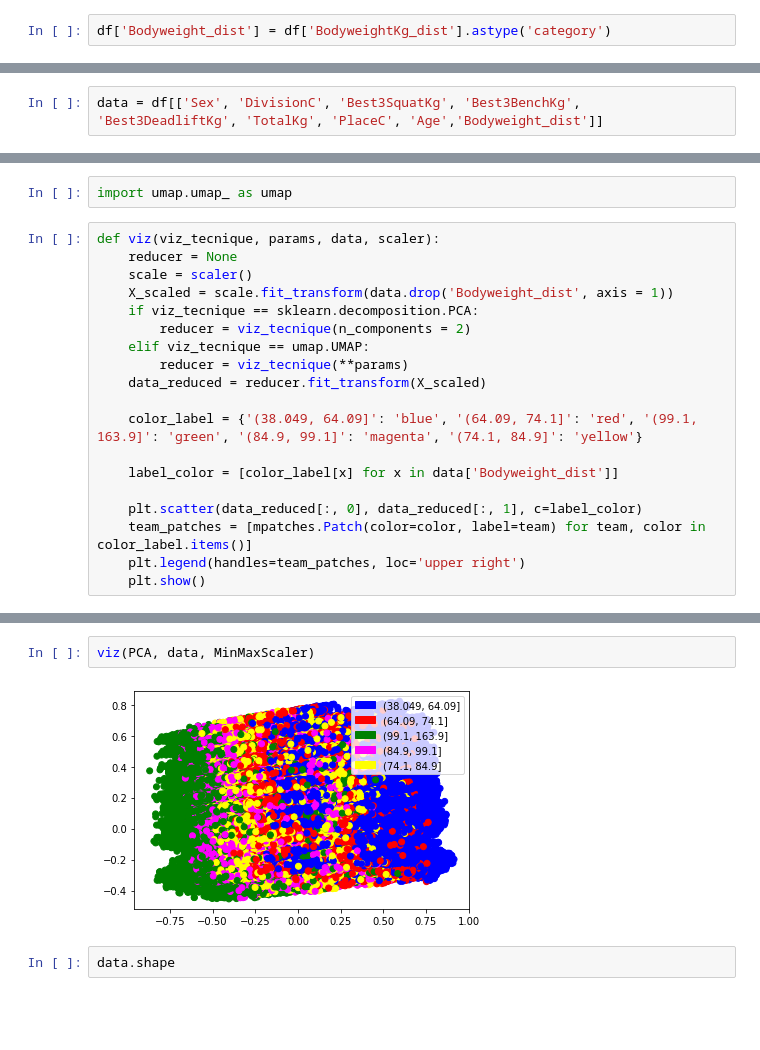
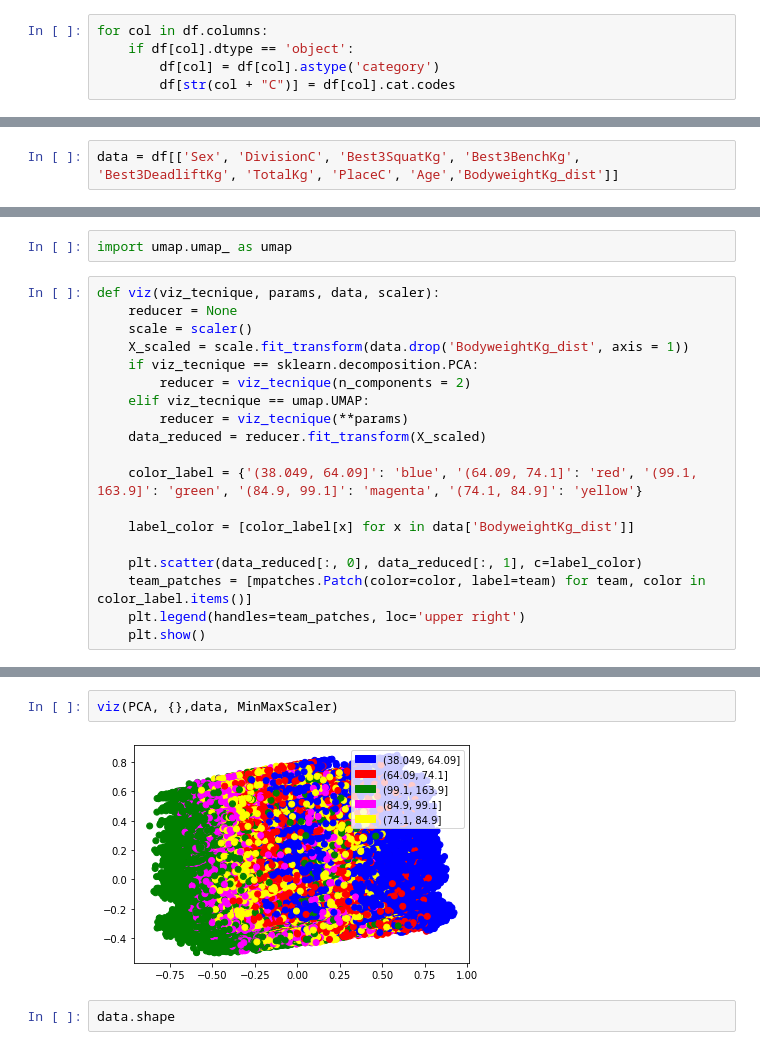
Before and after one commit to maluwastaken/Intro-Data-Science, a Jupyter notebook: classification.ipynb, the cells around one changed output, grey strips where cells are left out. Drawn from its saved outputs; the diff is of its cells as text; blank space fills up the shorter version.

```diff
--- a/classification.ipynb
+++ b/classification.ipynb
@@ -20,8 +20,11 @@ from sklearn.metrics import accuracy_score
 df = pd.read_csv('../powerlifting_clean.csv')
 # %% [markdown]
 Como o peso do atleta é um atributo extremamente interessante de se analisar para efeitos de comparação com seus feitos de levantamento, iremos tentar prever tal peso baseado em outros atributos das competições. Logo, para a classificação, a coluna BodyweightKg_dist será definida como categórica e será nossa label.
-# %%
-df['Bodyweight_dist'] = df['BodyweightKg_dist'].astype('category')
+# %%
+for col in df.columns:
+    if df[col].dtype == 'object':
+        df[col] = df[col].astype('category')
+        df[str(col + "C")] = df[col].cat.codes
 # %%
 df.dtypes
 # %% [output]
@@ -49,6 +52,6 @@ Como expresso no outro notebook, a coluna BodyweightKg_dist será utilizada para
 
 As colunas Dots, Glossbrenner, Wilks e Goodlift não serão usadas pois em seus cálculos o peso corporal do atleta é usado.
 # %%
-data = df[['Sex', 'DivisionC', 'Best3SquatKg', 'Best3BenchKg', 'Best3DeadliftKg', 'TotalKg', 'PlaceC', 'Age','Bodyweight_dist']]
+data = df[['Sex', 'DivisionC', 'Best3SquatKg', 'Best3BenchKg', 'Best3DeadliftKg', 'TotalKg', 'PlaceC', 'Age','BodyweightKg_dist']]
 # %%
 X = df[['Sex', 'DivisionC', 'Best3SquatKg', 'Best3BenchKg', 'Best3DeadliftKg', 'TotalKg', 'PlaceC', 'Age']]
@@ -89,7 +107,7 @@ import umap.umap_ as umap
 def viz(viz_tecnique, params, data, scaler):
     reducer = None
     scale = scaler()
-    X_scaled = scale.fit_transform(data.drop('Bodyweight_dist', axis = 1))
+    X_scaled = scale.fit_transform(data.drop('BodyweightKg_dist', axis = 1))
     if viz_tecnique == sklearn.decomposition.PCA:
         reducer = viz_tecnique(n_components = 2)
     elif viz_tecnique == umap.UMAP:
@@ -98,7 +116,7 @@ def viz(viz_tecnique, params, data, scaler):
 
     color_label = {'(38.049, 64.09]': 'blue', '(64.09, 74.1]': 'red', '(99.1, 163.9]': 'green', '(84.9, 99.1]': 'magenta', '(74.1, 84.9]': 'yellow'}
 
-    label_color = [color_label[x] for x in data['Bodyweight_dist']]
+    label_color = [color_label[x] for x in data['BodyweightKg_dist']]
 
     plt.scatter(data_reduced[:, 0], data_reduced[:, 1], c=label_color)
     team_patches = [mpatches.Patch(color=color, label=team) for team, color in color_label.items()]
@@ -135,7 +153,7 @@ viz(umap.UMAP, {'n_neighbors':200, 'metric': 'chebyshev'}, data.sample(frac=0.1)
 # %%
-viz(PCA, data, MinMaxScaler)
+viz(PCA, {},data, MinMaxScaler)
 # %% [output]
-[figure, old version]
+[figure, new version]
 # %%
 data.shape
 # %% [output]
```
Also changed, not shown: parts of 19 cells of this notebook.
